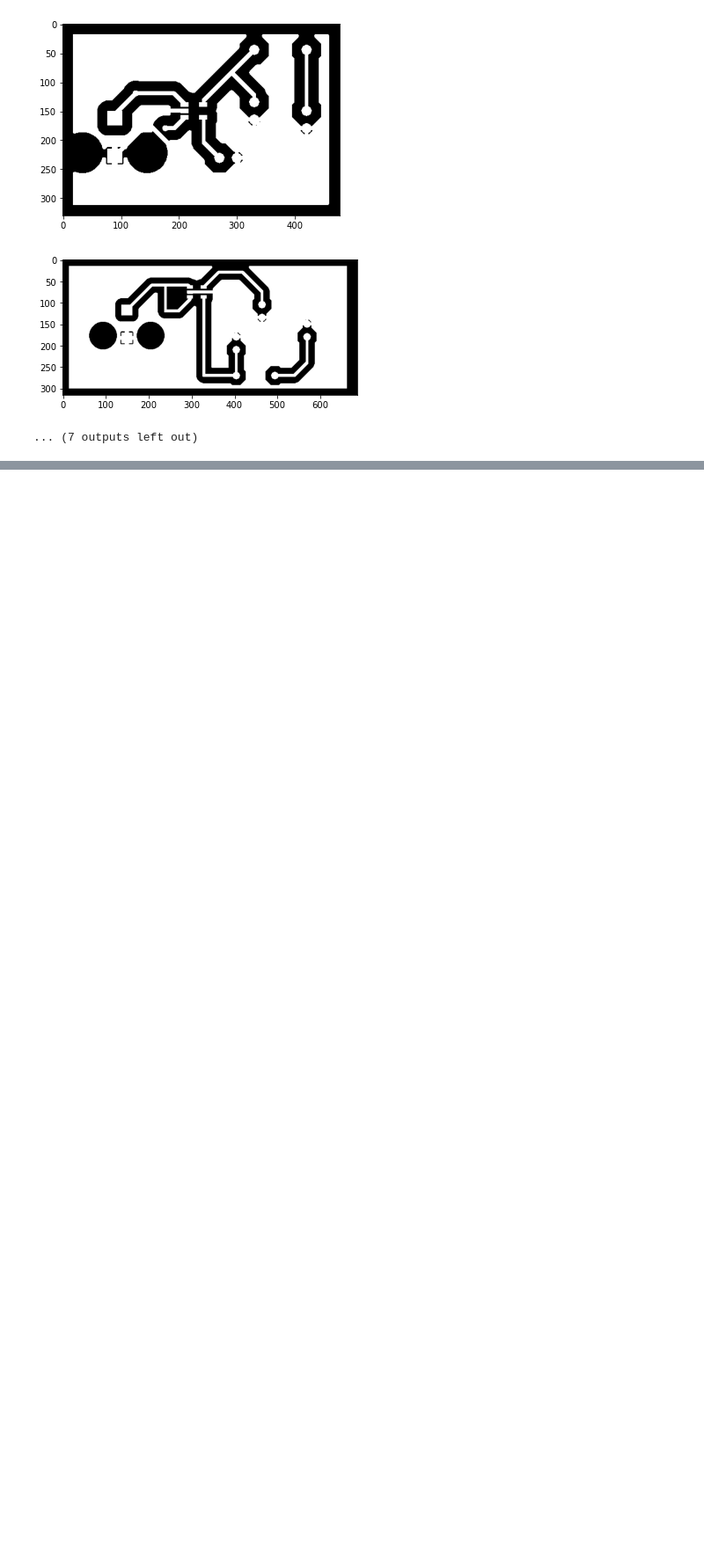
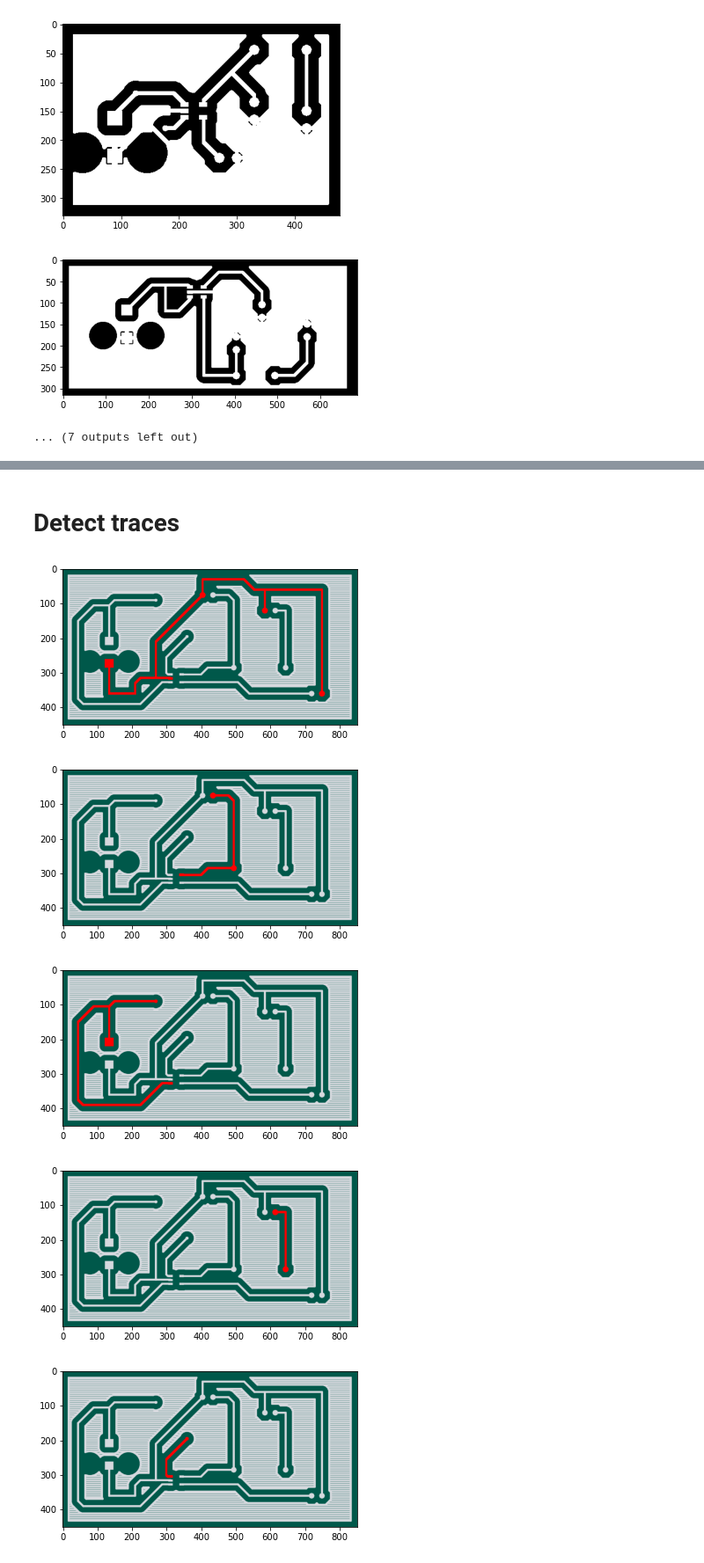
Before and after one commit to Chen-Yifan/pcb-auto-grader, a Jupyter notebook: experiment/trace_detection.ipynb, the cells around one changed output, grey strips where cells are left out. Shown at 88% size. Saved outputs shown, nothing was run; the diff lists cells and outputs as text; code cells hidden in the pictures; blank space fills up the shorter version.

Commit message:
Update trace detection using rectangular area method

```diff
--- a/experiment/trace_detection.ipynb
+++ b/experiment/trace_detection.ipynb
@@ -69,15 +98,18 @@ def display_by_marking(img, target_ixs, color=(255, 0, 0)):
 # %%
 processed_path = '../data/processed_data/'
-all_top_files = [processed_path+x for x in os.listdir(processed_path) if 'top' in x and 'copper' not in x]
-all_top_copper_files = [processed_path+x for x in os.listdir(processed_path) if 'top' in x and 'copper' in x]
+all_top_imgs = [load_img(processed_path+x) for x in os.listdir(processed_path) if 'top' in x and 'copper' not in x]
+all_top_copper_imgs = [load_img(processed_path+x) for x in os.listdir(processed_path) if 'top' in x and 'copper' in x]
 # %%
-def get_binary_copper_img(path):
-    img = cv2.imread(path)
+def to_binary_copper(img):
+    """
+    img: input copper img in numpy format
+    return: binary image
+    """
     return np.array(img[:, :, 0] > 0.5).astype('int')
 # %%
-for i in range(len(all_top_copper_files)):
+for i in range(len(all_top_copper_imgs)):
     plt.figure()
-    plt.imshow(get_binary_copper_img(all_top_copper_files[i]), cmap='gray')
+    plt.imshow(to_binary_copper(all_top_copper_imgs[i]), cmap='gray')
 # %% [output]
 [figure]
 [figure]
@@ -93,11 +125,33 @@ for i in range(len(all_top_copper_files)):
 [figure]
 ... (7 outputs left out)
 # %%
-def display_all_white_regions(img):
+def area_coverage(img, points):
+    """
+    Calculate IOU with tightest bounding box
+    """
+    min_row = min(p[0] for p in points)
+    min_col = min(p[1] for p in points)
+    max_row = max(p[0] for p in points)
+    max_col = max(p[1] for p in points)
+
+    intersection = len(points)
+    union = (max_row-min_row+1)*(max_col-min_col+1)
+    return intersection/union
+
+
+def detect_traces(img):
+    """
+    img: input copper image in numpy format
+    return: list of [points contained in each trace]
+    """
+    img = to_binary_copper(img)
     visited = set()
+    res = []
     for i in range(len(img)):
         for j in range(len(img[0])):
             if img[i][j] == 1 and (i, j) not in visited:
                 all_connected = get_all_connected_pixels(img, (i, j))
-                display_by_marking(img, all_connected, color=2)
+                if area_coverage(img, all_connected) < 0.3:
+                    res.append(all_connected)
                 visited = visited.union(all_connected)
+    return res
@@ -117,0 +158,11 @@ display_all_white_regions(get_binary_copper_img(all_top_copper_files[0]))
+# %% [markdown]
+# Detect traces
+# %%
+for trace in detect_traces(all_top_copper_imgs[0]):
+    display_by_marking(all_top_copper_imgs[0], trace, color=(255, 0, 0))
+# %% [output]
+[figure, added]
+[figure, added]
+[figure, added]
+[figure, added]
+[figure, added]
```
Also changed, not shown: parts of 15 cells of this notebook.
